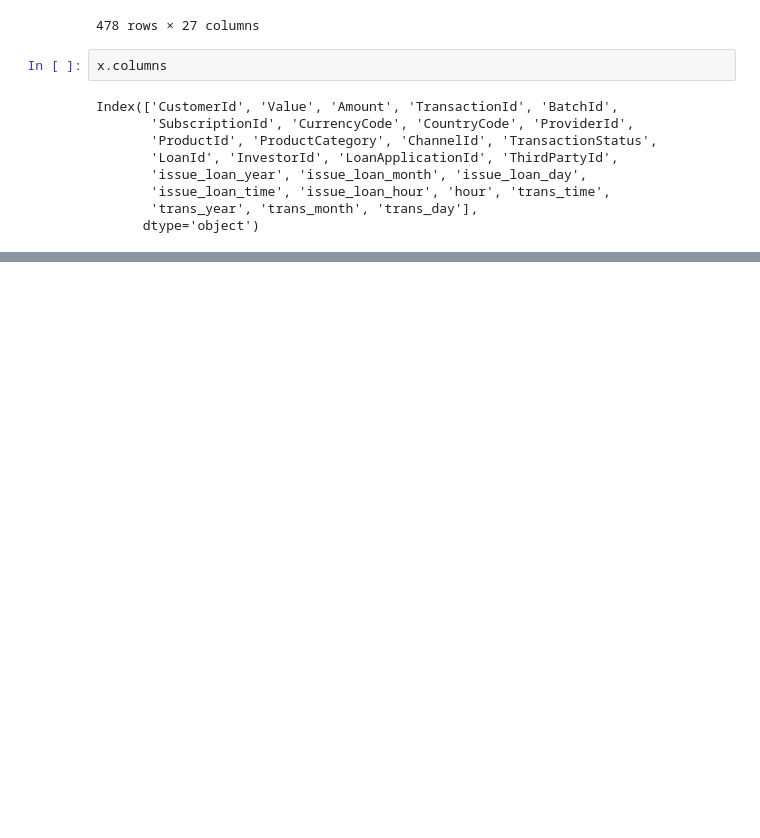
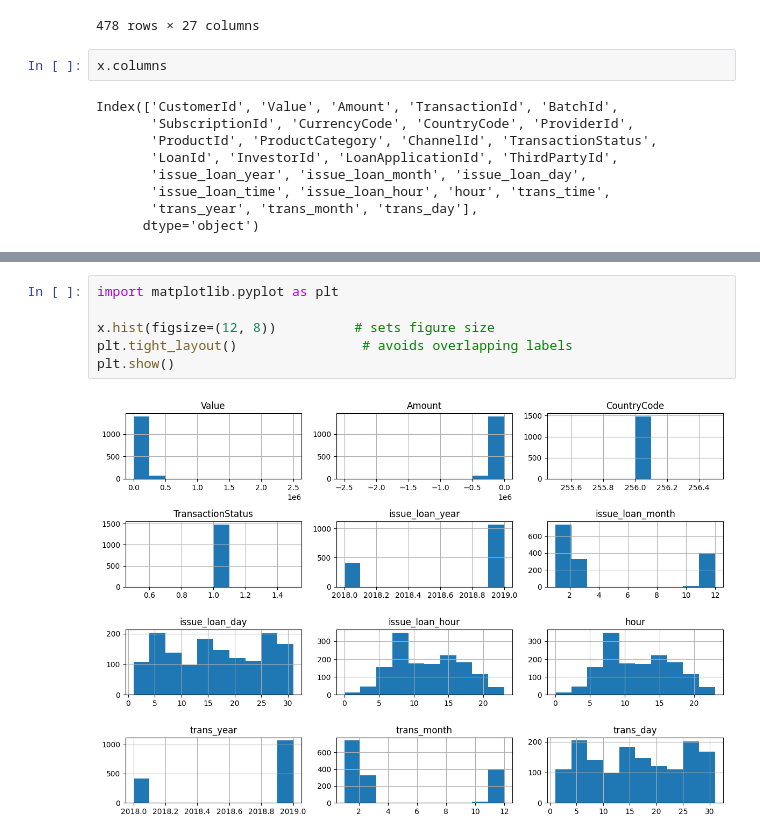
Before and after one commit to mthimkulu23/Standard-Bank-Tech-Impact-Challenge-Xente-Credit-Scoring-Challenge, a Jupyter notebook: Standard_Bank_Tech_Impact_Challenge_Xente_Credit_Scoring_Challenge.ipynb, the cells around one changed output, grey strips where cells are left out. Drawn from its saved outputs; the diff is of its cells as text; blank space fills up the shorter version.

```diff
--- a/Standard_Bank_Tech_Impact_Challenge_Xente_Credit_Scoring_Challenge.ipynb
+++ b/Standard_Bank_Tech_Impact_Challenge_Xente_Credit_Scoring_Challenge.ipynb
@@ -246,0 +270,8 @@ check_invalid_value
+# %%
+import matplotlib.pyplot as plt
+
+x.hist(figsize=(12, 8))          # sets figure size
+plt.tight_layout()                # avoids overlapping labels
+plt.show()
+# %% [output]
+[figure, added]
```
Also changed, not shown: parts of 5 cells of this notebook.
